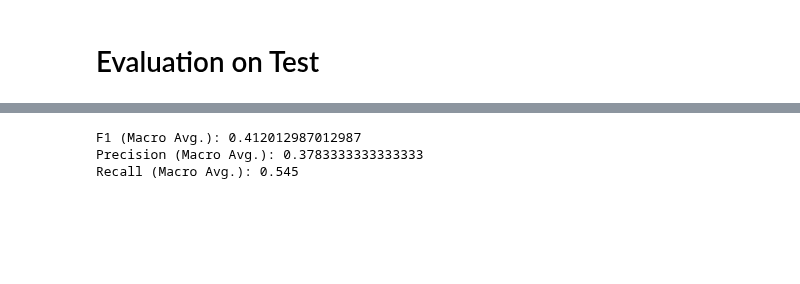
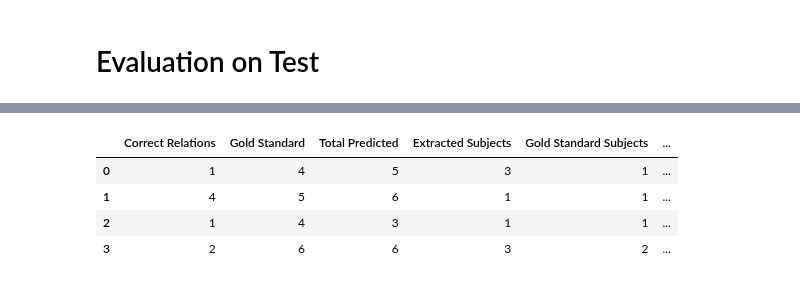
Before and after one commit to maxlautenbach/CIExMAS, a Jupyter notebook: approaches/baseline/agent_system.ipynb, the cells around one changed output, grey strips where cells are left out. Saved outputs shown, nothing was run; the diff lists cells and outputs as text; code cells hidden in the pictures; blank space fills up the shorter version.

Commit message:
Implemented Updated Evaluation

```diff
--- a/approaches/baseline/agent_system.ipynb
+++ b/approaches/baseline/agent_system.ipynb
@@ -112,15 +144,15 @@ evaluate(turtle_string, doc_id, relation_df)
 # %% [markdown]
 # Evaluation on Test
 # %%
-evaluation_df = []
+evaluation_log = []
 # %%
-for i in range(10):
+for i in range(4):
     target_doc = docs.iloc[i]
     doc_id = target_doc["docid"]
     text = target_doc["text"]
     print(f"doc: {doc_id} - text: {text}")
     response = graph.invoke({"text": text, "messages":[], "debug": False}, config={"callbacks": [langfuse_handler], "recursion_limit": 100})
-    evaluation_df.append([doc_id, *evaluate(re.search(r'<ttl>(.*?)</ttl>', response["messages"][-1], re.DOTALL).group(1), doc_id, relation_df)])
+    evaluation_log.append([*evaluate_doc(re.search(r'<ttl>(.*?)</ttl>', response["messages"][-1], re.DOTALL).group(1), doc_id, relation_df)])
 # %% [output]
 doc: 0 - text: Corfe Castle railway station is a station on the Swanage Railway in the village of Corfe Castle, in the United Kingdom.
 doc: 1 - text: Ricardo Lumengo is a Swiss politician. He was born in Fribourg and lives in Biel/Bienne. He works in Bern and speaks the Kongo language.
@@ -150,8 +161,18 @@ evaluation_df
-# %%
-print(f'F1 (Macro Avg.): {evaluation_df["f1_score"].mean()}')
-print(f'Precision (Macro Avg.): {evaluation_df["precision"].mean()}')
-print(f'Recall (Macro Avg.): {evaluation_df["recall"].mean()}')
-# %% [output]
-F1 (Macro Avg.): 0.412012987012987
-Precision (Macro Avg.): 0.3783333333333333
-Recall (Macro Avg.): 0.545
+# %%
+evaluation_log_df = pd.DataFrame(
+    evaluation_log,
+    columns=[
+        "Correct Relations", "Gold Standard", "Total Predicted",
+        "Extracted Subjects", "Gold Standard Subjects", "Correct Extracted Subjects",
+        "Extracted Predicates", "Gold Standard Predicates", "Correct Extracted Predicates",
+        "Extracted Objects", "Gold Standard Objects", "Correct Extracted Objects",
+        "Extracted Entities", "Gold Standard Entities", "Correct Extracted Entities"
+    ]
+)
+evaluation_log_df
+# %% [output]
+|  | Correct Relations | Gold Standard | Total Predicted | Extracted Subjects | Gold Standard Subjects | ... |
+| 0 | 1 | 4 | 5 | 3 | 1 | ... |
+| 1 | 4 | 5 | 6 | 1 | 1 | ... |
+| 2 | 1 | 4 | 3 | 1 | 1 | ... |
+| 3 | 2 | 6 | 6 | 3 | 2 | ... |
```
Also changed, not shown: parts of 6 cells of this notebook, 1 other file.
